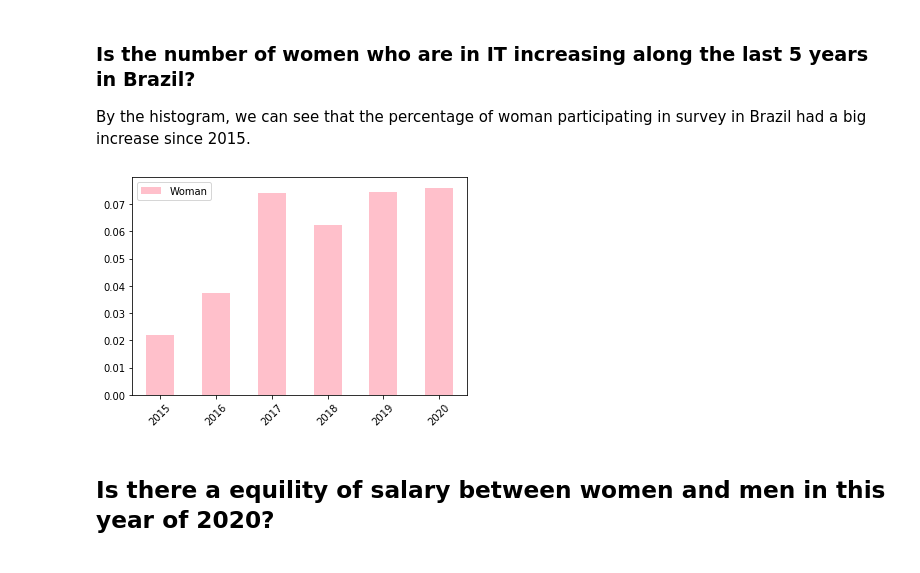
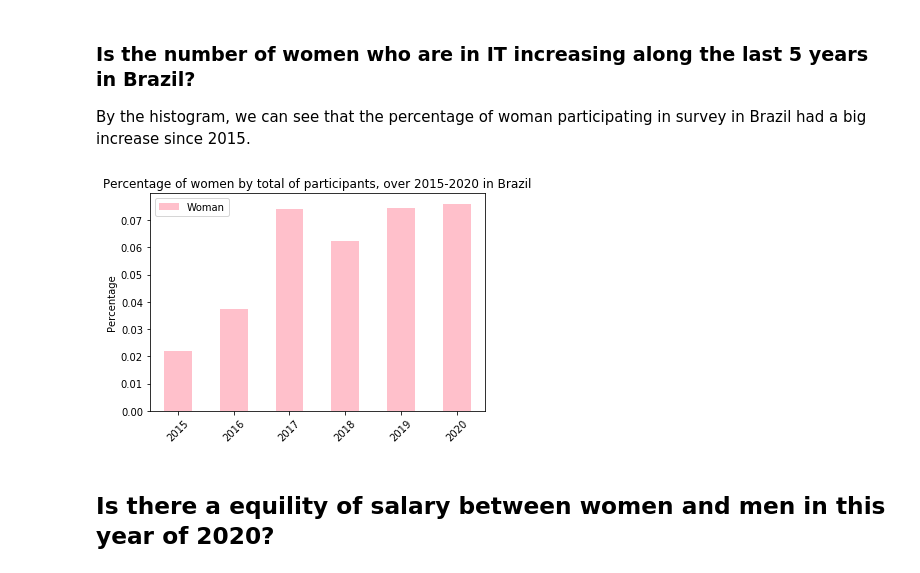
Before and after one commit to lepirescomp/project_1_udacity, a Jupyter notebook: trend_of_numbers.ipynb, the cells around one changed output. Saved outputs shown, nothing was run; the diff lists cells and outputs as text; code cells hidden in the pictures.

Commit message:
improving charts

```diff
--- a/trend_of_numbers.ipynb
+++ b/trend_of_numbers.ipynb
@@ -74,8 +74,10 @@ data_processed = pd.DataFrame(quantity_of_man_women)
 By the histogram, we can see that the percentage of woman participating in survey in Brazil had a big increase since 2015.
 # %%
 data_processed.T.plot.bar(rot=45, color="pink");
+plt.title("Percentage of women by total of participants, over 2015-2020 in Brazil");
+plt.ylabel("Percentage");
 # %% [output]
-[figure, old version]
+[figure, new version]
 # %% [markdown]
 ## Is there a equility of salary between women and men in this year of 2020?
 # %%
```
Also changed, not shown: parts of 9 cells of this notebook.
